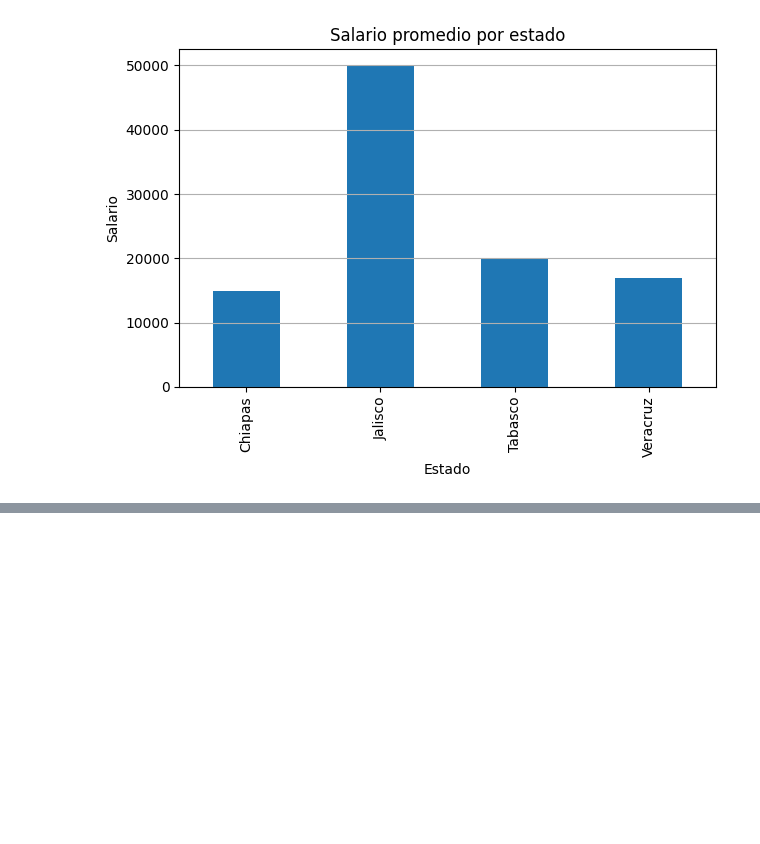
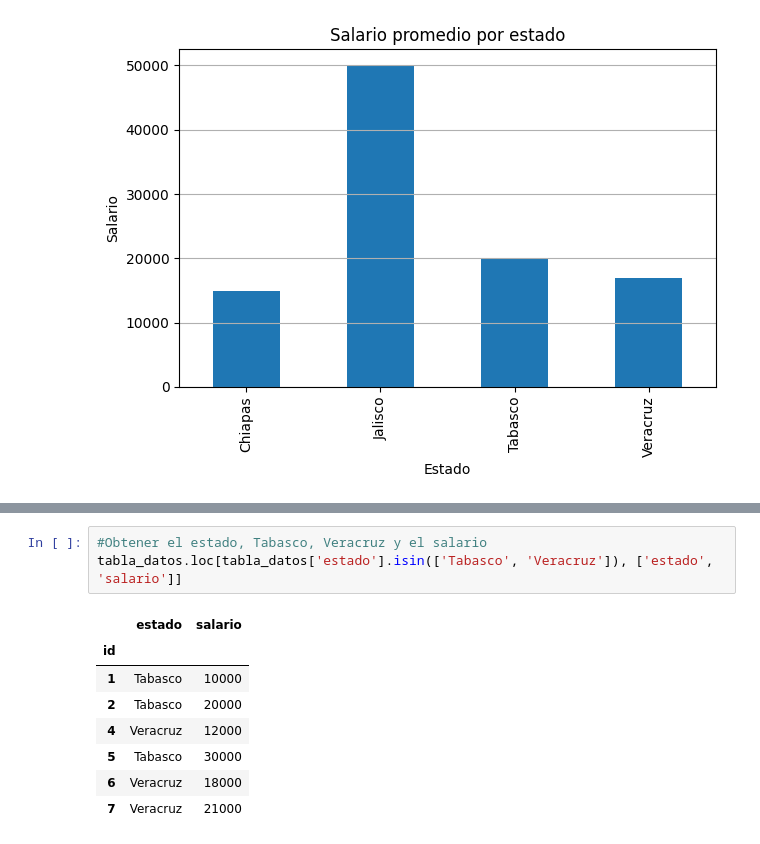
Before and after one commit to mateo469/curso_python_2025_2026, a Jupyter notebook: Pandas/Ciencias_Datos.ipynb, the cells around one changed output, grey strips where cells are left out. Saved outputs shown, nothing was run; the diff lists cells and outputs as text; blank space fills up the shorter version.

```diff
--- a/Pandas/Ciencias_Datos.ipynb
+++ b/Pandas/Ciencias_Datos.ipynb
@@ -443,0 +475,12 @@ plt.show()
+# %%
+#Obtener el estado, Tabasco, Veracruz y el salario
+tabla_datos.loc[tabla_datos['estado'].isin(['Tabasco', 'Veracruz']), ['estado', 'salario']]
+# %% [output]
+|  | estado | salario |
+| id |  |  |
+| 1 | Tabasco | 10000 |
+| 2 | Tabasco | 20000 |
+| 4 | Veracruz | 12000 |
+| 5 | Tabasco | 30000 |
+| 6 | Veracruz | 18000 |
+| 7 | Veracruz | 21000 |
```
Also changed, not shown: parts of 6 cells of this notebook, 16 other files.
